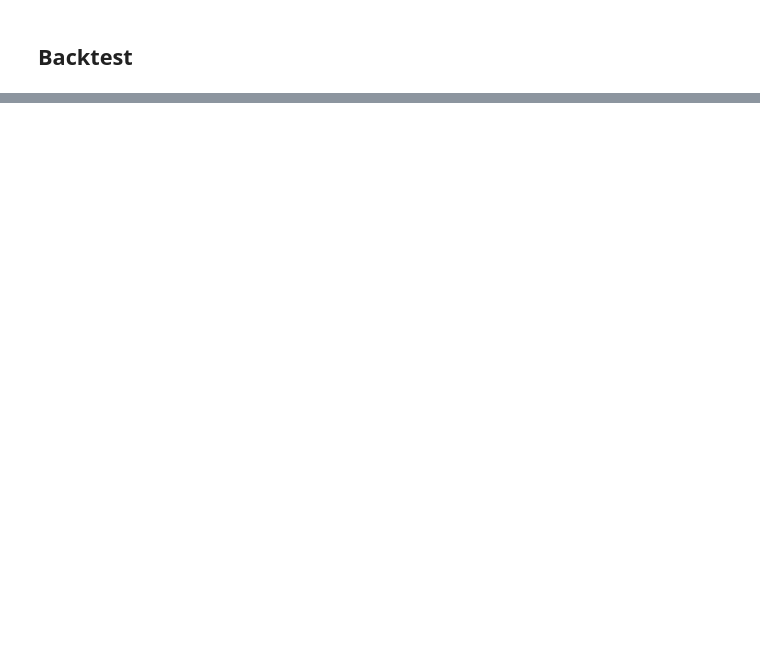
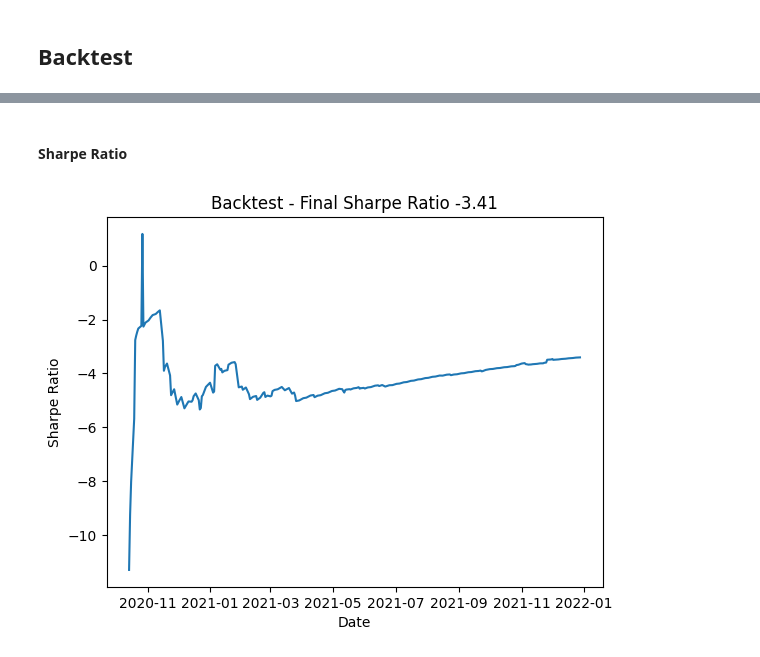
Before and after one commit to waikho/MADS_Capstone, a Jupyter notebook: modeling copy.ipynb, the cells around one changed output, grey strips where cells are left out. Cells and saved outputs as stored; diff of their text form; code cells hidden in the pictures; blank space fills up the shorter version.

```diff
--- a/modeling copy.ipynb
+++ b/modeling copy.ipynb
@@ -779,0 +704,33 @@ plt.show()
+# %% [markdown]
+#### Sharpe Ratio
+# %%
+# https://ycharts.com/indicators/3_year_treasury_rate Long Term Average Rist Free Rate as at Mar 24, 2023
+daily_risk_free_rate = 0.036 / 252  # https://ycharts.com/indicators/3_year_treasury_rate Long Term Average Rist Free Rate as at Mar 24, 2023
+
+# calculate daily returns for each trading day
+trading_days = pd.DataFrame(pd.bdate_range(start=merged_df.index.min(), end=cum_rtn_plot.index.max(), freq='B'), columns=['trading_days'])
+trading_days.index =trading_days['trading_days']
+sharpe_df = pd.merge(trading_days, cum_rtn_plot['cumulative_returns'], left_index=True, right_index=True, how='left').fillna(method='ffill')
+sharpe_df['cumulative_returns'] = sharpe_df['cumulative_returns'].fillna(0)
+sharpe_df['daily_returns'] = sharpe_df['cumulative_returns'].diff().fillna(0)
+sharpe_df['day'] = 1
+sharpe_df['trading_days'] = sharpe_df['day'].cumsum()
+sharpe_df['rolling_std_dev'] =sharpe_df['daily_returns'].expanding().std(ddof=0)
+sharpe_df['cumulative_sharpe'] = ((sharpe_df['cumulative_returns']/sharpe_df['trading_days'])-daily_risk_free_rate) / sharpe_df['rolling_std_dev'] * np.sqrt(252)
+sharpe_df = sharpe_df.fillna(0)
+# %%
+# Calculate the average daily return and standard deviation of daily returns
+avg_daily_return = np.mean(sharpe_df.daily_returns)
+std_daily_return = np.std(sharpe_df.daily_returns)
+
+# Calculate the Sharpe ratio
+daily_risk_free_rate = 0.036 / 252
+sharpe_ratio = round((avg_daily_return - daily_risk_free_rate) / std_daily_return * np.sqrt(252), 2)
+# %%
+plt.plot(sharpe_df.index, sharpe_df['cumulative_sharpe'])
+plt.xlabel('Date')
+plt.ylabel('Sharpe Ratio')
+plt.title('Backtest - Final Sharpe Ratio {}'.format(sharpe_ratio))
+plt.show()
+# %% [output]
+[figure, added]
```
Also changed, not shown: parts of 60 cells of this notebook, 5 other files.
